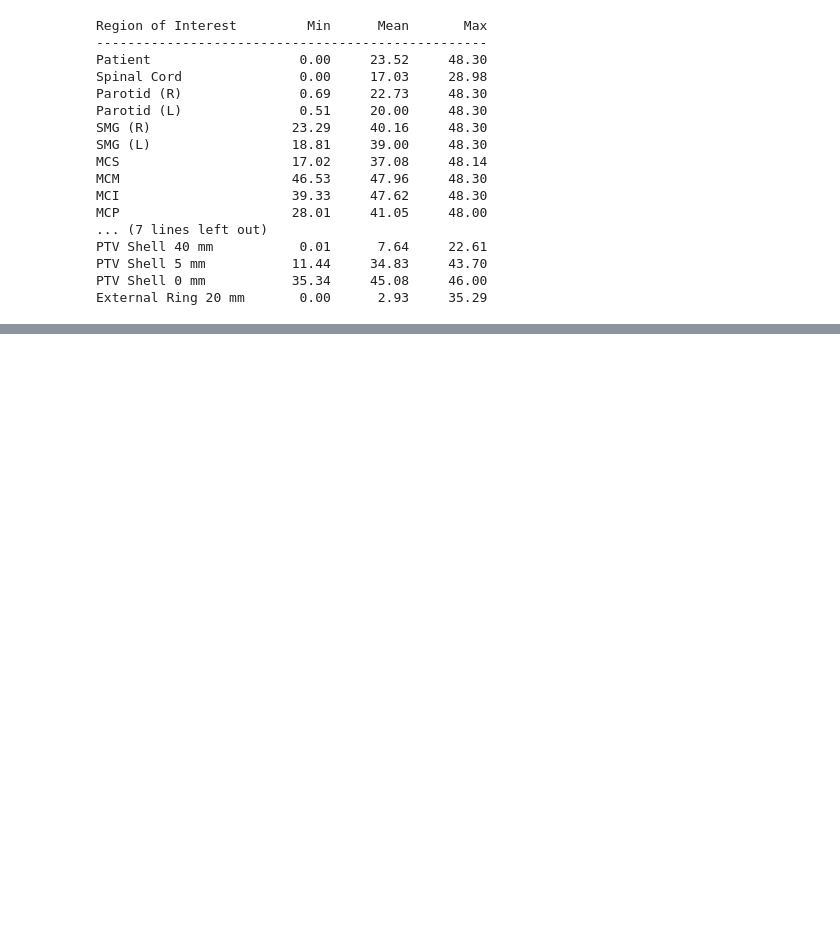
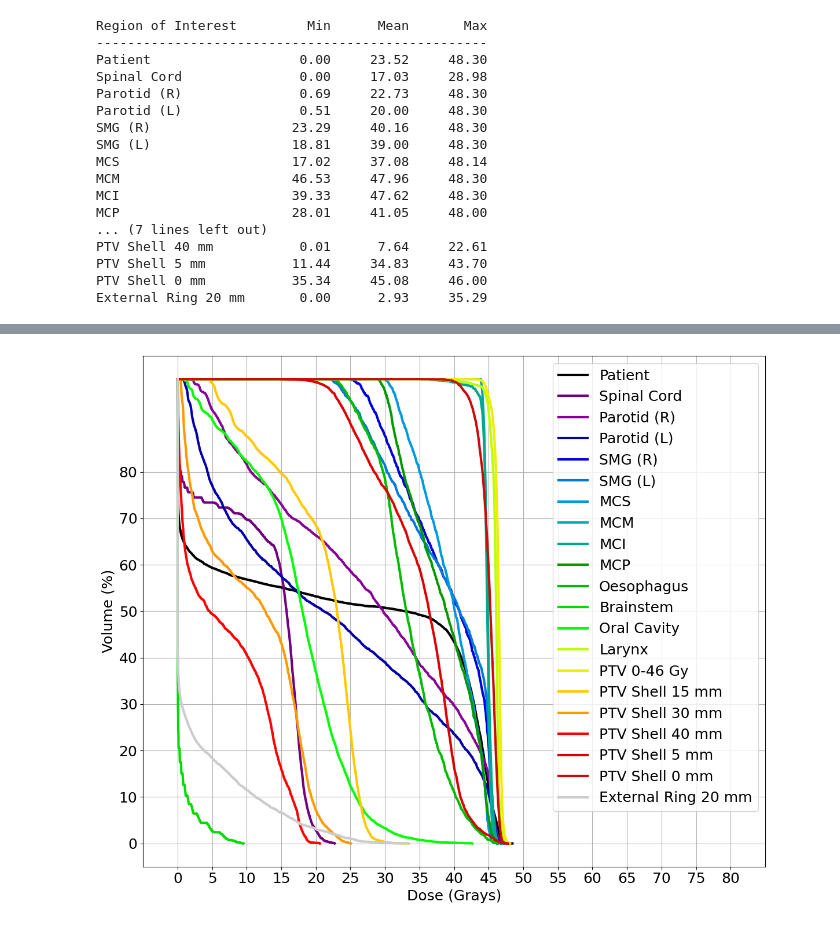
Before and after one commit to juanjoual/RT25, a Jupyter notebook: TROTS/Plan plots.ipynb, the cells around one changed output, grey strips where cells are left out. Saved outputs shown, nothing was run; the diff lists cells and outputs as text; code cells hidden in the pictures; blank space fills up the shorter version.

```diff
--- a/TROTS/Plan plots.ipynb
+++ b/TROTS/Plan plots.ipynb
@@ -418,0 +491,4 @@ External Ring 20 mm       0.00      2.93     35.29
+# %%
+plot()
+# %% [output]
+[figure, added]
```
Also changed, not shown: parts of 4 cells of this notebook, 4 other files.
